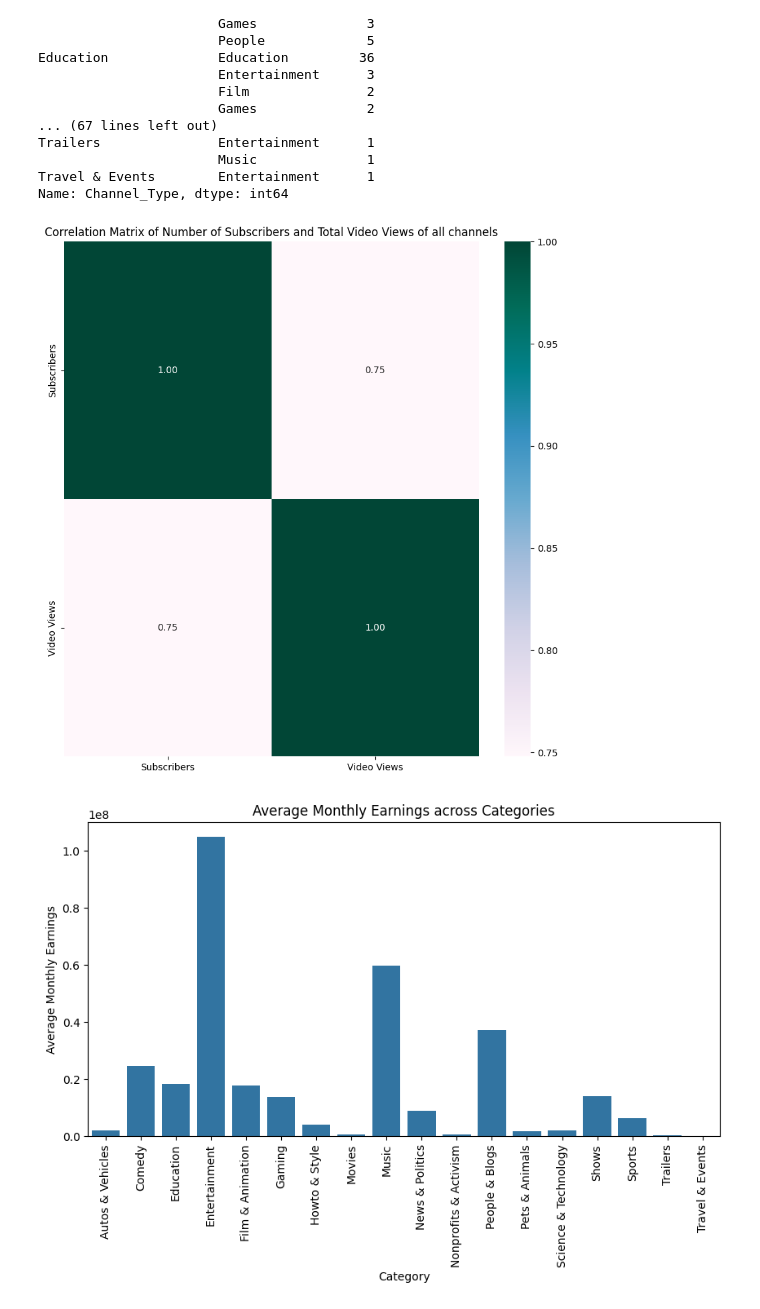
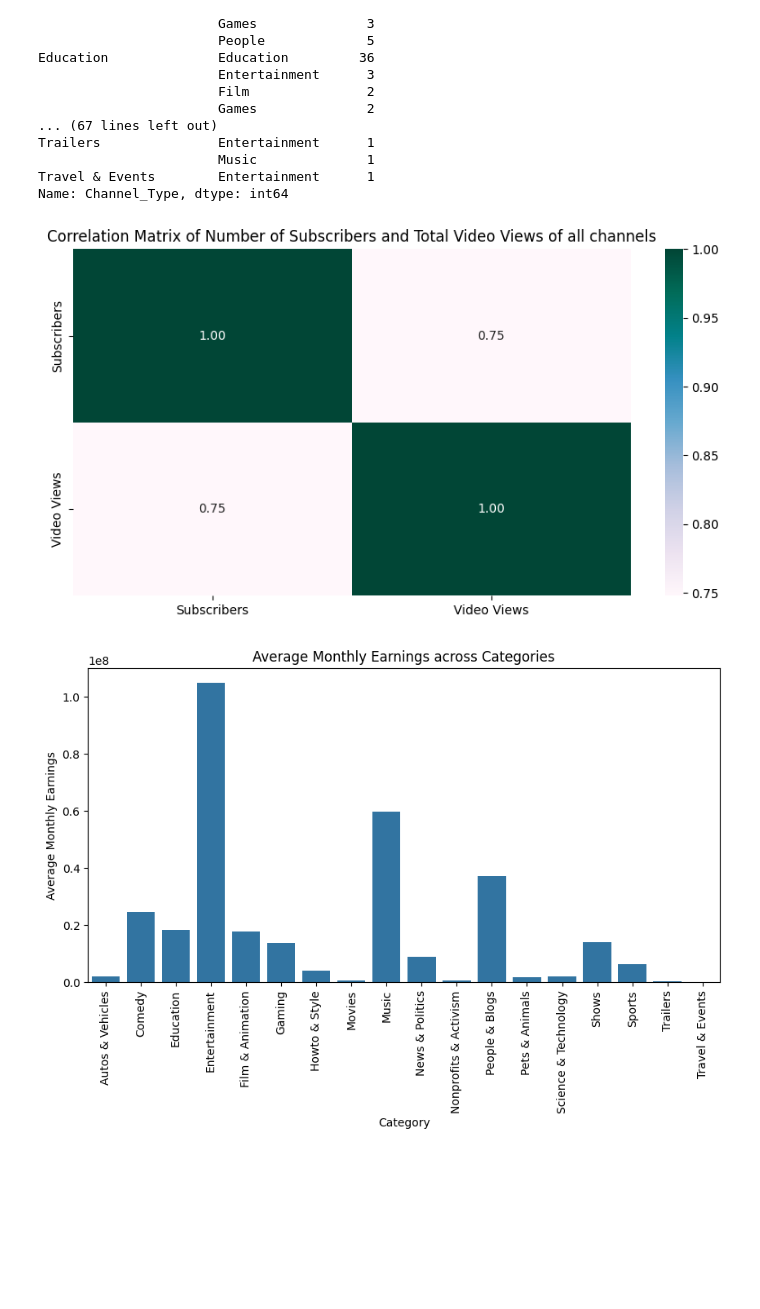
Before and after one commit to dheerajrajappikonda/EDA, a Jupyter notebook: EDA_Youtube.ipynb, the cells around one changed output. Drawn from its saved outputs; the diff is of its cells as text; code cells hidden in the pictures; blank space fills up the shorter version.

```diff
--- a/EDA_Youtube.ipynb
+++ b/EDA_Youtube.ipynb
@@ -323,12 +323,12 @@ Name: Channel_Type, dtype: int64
 # %%
 correlation_1 = df.loc[:, ["Subscribers", "Video Views"]]
 corr_matrix = correlation_1.corr()
-plt.figure(figsize = (10, 10))
+plt.figure(figsize = (10, 5))
 sns.heatmap(corr_matrix, annot = True, cmap = "PuBuGn", fmt = ".2f")
 plt.title("Correlation Matrix of Number of Subscribers and Total Video Views of all channels")
 plt.show()
 # %% [output]
-[figure, old version]
+[figure, new version]
 # %%
 df["Monthly_Earnings"] = (df["Lowest_Monthly_Earnings"] + df["Highest_Monthly_Earnings"]) / 2
 grouped_data_5 = df.groupby(["Category"])["Monthly_Earnings"].sum()
```
Also changed, not shown: parts of 8 cells of this notebook.
